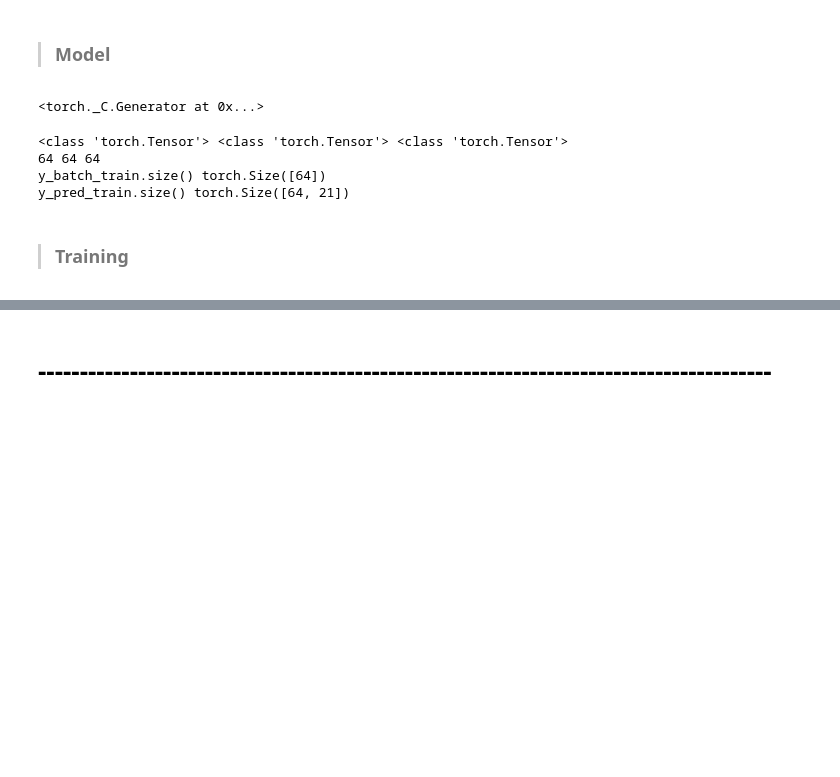
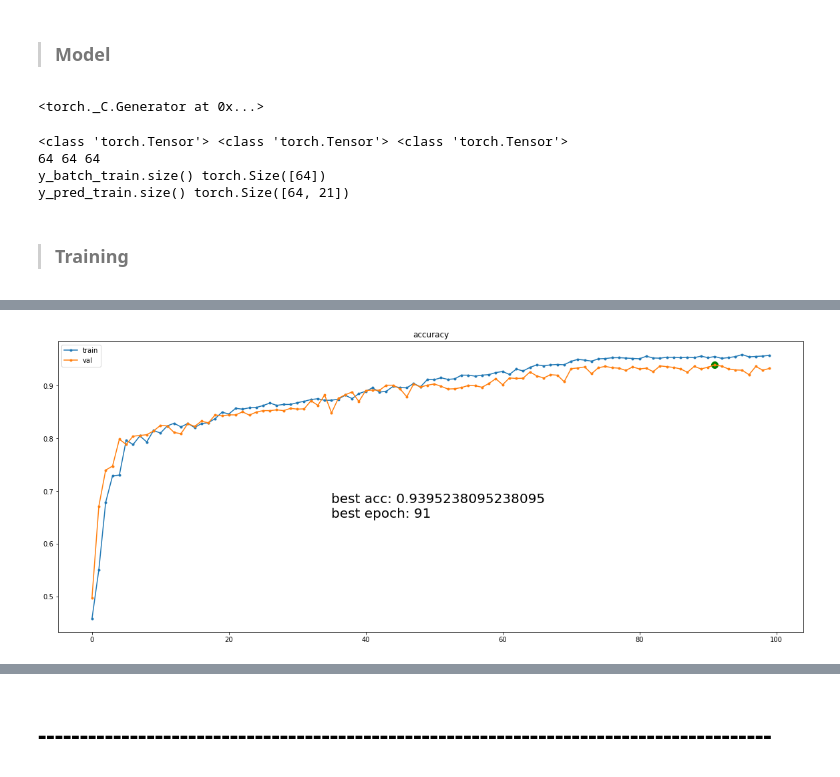
Before and after one commit to MarkLyubimov/tep, a Jupyter notebook: notebooks/experiments_lstm/medium_article_pytorch_tensorboard_lstm_window_100_cut_start.ipynb, the cells around one changed output, grey strips where cells are left out. Drawn from its saved outputs; the diff is of its cells as text; code cells hidden in the pictures; blank space fills up the shorter version.

Commit message:
metrics and plots

```diff
--- a/notebooks/experiments_lstm/medium_article_pytorch_tensorboard_lstm_window_100_cut_start.ipynb
+++ b/notebooks/experiments_lstm/medium_article_pytorch_tensorboard_lstm_window_100_cut_start.ipynb
@@ -143,8 +143,8 @@ class DataTEP(Dataset):
         self.X['index'] = self.X.groupby(['faultNumber', 'simulationRun']).ngroup()
         self.X = self.X.set_index('index')
 
-        self.s_list = [20, 100, 200, 300, 400]
-#         self.s_list = [450]
+#         self.s_list = [20, 100, 200, 300, 400]
+        self.s_list = [300]
 #         self.l_list = [1, 5, 10, 25, 50, 100]
 #         self.l_list = [10, 50]
         self.l_list = [100]
@@ -355,10 +355,13 @@ y_pred_train.size() torch.Size([64, 21])
 # %%
 # writer = SummaryWriter(comment=f'NL{NUM_LAYERS}_H{HIDDEN_SIZE}_L{LINEAR_SIZE}_B{BIDIRECTIONAL}_S{-100}')
 
-writer = SummaryWriter(comment=f'window_100_cut_start')
+writer = SummaryWriter(comment=f'vizualization')
 # %%
 loss_train_all, loss_val_all = [], []
 accuracy_train_all, accuracy_val_all = [], []
+
+best_model_acc = 0
+best_model_epoch = 0
 
 for epoch in range(NUM_EPOCHS):
 
@@ -422,6 +425,12 @@ for epoch in range(NUM_EPOCHS):
     writer.add_scalars('LOSS per epoch', {"train": loss_mean_train_epoch, "val": loss_mean_val_epoch}, epoch)
     writer.add_scalars('ACCURACY per epoch', {"train": accuracy_train_epoch, "val": accuracy_val_epoch}, epoch)
 
+    if accuracy_val_epoch > best_model_acc:
+
+        best_model_state_dict = model.state_dict()
+        best_model_acc = accuracy_val_epoch
+        best_model_epoch = epoch
+
 #     scheduler.step(loss_mean_val_epoch)
 
     end = time.time()
@@ -497,3 +505,14 @@ ValueError: too many values to unpack (expected 2)
+# %%
+plt.figure(figsize=(20, 8))
+plt.title("accuracy")
+plt.plot(np.arange(len(accuracy_train_all)), accuracy_train_all, '-o', marker='.', label='train')
+plt.plot(np.arange(len(accuracy_val_all)), accuracy_val_all, '-o', marker='.', label='val')
+plt.text(35, 0.65, s=f"best acc: {best_model_acc}\nbest epoch: {best_model_epoch}", fontsize=20)
+plt.scatter(best_model_epoch, best_model_acc, c='g', s=100)
+plt.legend()
+plt.show()
+# %% [output]
+[figure, added]
 # %%
 plt.figure(figsize=(15, 10))
 plt.title("FDR")
```
Also changed, not shown: parts of 21 cells of this notebook, 1 other file.
